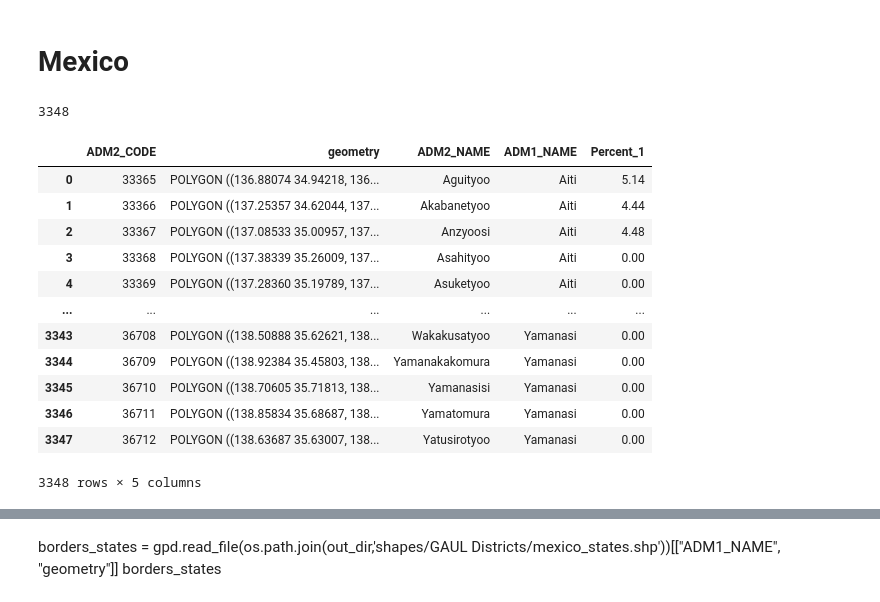
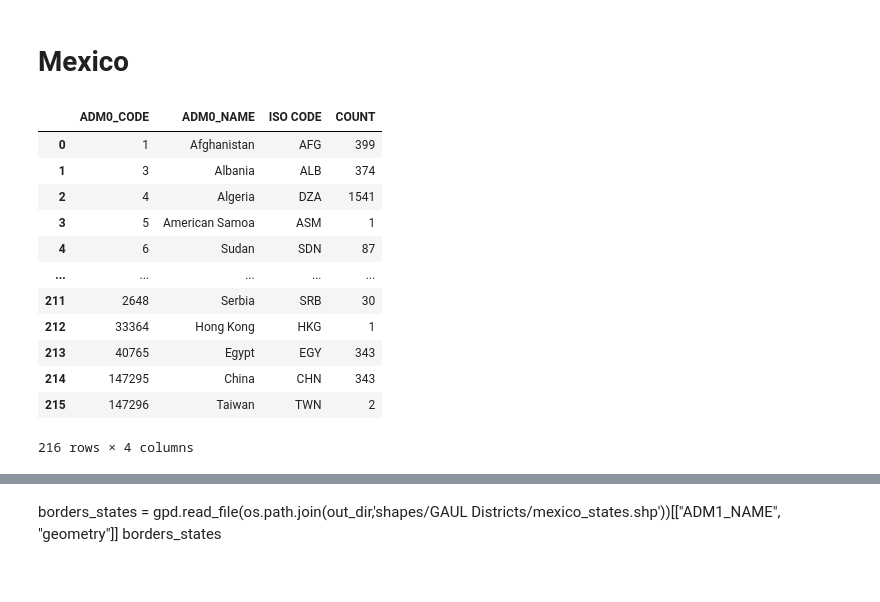
Before and after one commit to JavierParada/JavierParada.github.io, a Jupyter notebook: EL5M/AreaSqKm_01_Notebook.ipynb, the cells around one changed output, grey strips where cells are left out. Cells and saved outputs as stored; diff of their text form; code cells hidden in the pictures.

```diff
--- a/EL5M/AreaSqKm_01_Notebook.ipynb
+++ b/EL5M/AreaSqKm_01_Notebook.ipynb
@@ -255,6 +258,8 @@ len(all_filenames)
 # 38,258
 # allDistricts
 allDistricts = pd.concat([pd.read_csv(f) for f in all_filenames])
+# Dem People's Rep of Korea
+allDistricts.loc[allDistricts["ADM0_NAME"]=="Dem People's Rep of Korea", "ADM0_NAME"] = "North Korea"
 allStates = allDistricts.groupby(['ADM1_CODE','ADM1_NAME' ,'ADM0_CODE', 'ADM0_NAME']).sum().reset_index()
 allCountries = allDistricts.groupby(['ADM0_CODE', 'ADM0_NAME']).sum().reset_index()
 # %% [markdown]
@@ -289,28 +293,23 @@ allDistricts.describe()
 allDistricts.to_csv("../df_allDistricts.csv", index=False)
 # %% [markdown]
 # Mexico
-# %%
-# Mexico
-select_country = "JPN"
-country_district_data = allDistricts[allDistricts["ISO CODE"]==select_country][["ADM2_CODE","ADM2_NAME","ADM1_NAME","Percent_1"]]
-len(country_district_data)
-# %% [output]
-3348
 # %%
-borders = gpd.read_file(os.path.join(out_dir,'shapes/GAUL Districts/japan.shp'))[["ADM2_CODE", "geometry"]]
-borders_merged=borders.merge(country_district_data,on="ADM2_CODE")
-borders_merged
+identifiers = ["ADM2_CODE", "ADM1_CODE", "ADM0_CODE", "ADM2_NAME", "ADM1_NAME", "ADM0_NAME", "geometry"]
+borders = gpd.read_file(os.path.join(out_dir,'shapes/GAUL Districts/districts.shp'))[identifiers]
-# %% [output]
-|  | ADM2_CODE | geometry | ADM2_NAME | ADM1_NAME | Percent_1 |
-| 0 | 33365 | POLYGON ((136.88074 34.94218, 136... | Aguityoo | Aiti | 5.14 |
-| 1 | 33366 | POLYGON ((137.25357 34.62044, 137... | Akabanetyoo | Aiti | 4.44 |
-| 2 | 33367 | POLYGON ((137.08533 35.00957, 137... | Anzyoosi | Aiti | 4.48 |
-| 3 | 33368 | POLYGON ((137.38339 35.26009, 137... | Asahityoo | Aiti | 0.00 |
-| 4 | 33369 | POLYGON ((137.28360 35.19789, 137... | Asuketyoo | Aiti | 0.00 |
-| ... | ... | ... | ... | ... | ... |
-| 3343 | 36708 | POLYGON ((138.50888 35.62621, 138... | Wakakusatyoo | Yamanasi | 0.00 |
-| 3344 | 36709 | POLYGON ((138.92384 35.45803, 138... | Yamanakakomura | Yamanasi | 0.00 |
-| 3345 | 36710 | POLYGON ((138.70605 35.71813, 138... | Yamanasisi | Yamanasi | 0.00 |
-| 3346 | 36711 | POLYGON ((138.85834 35.68687, 138... | Yamatomura | Yamanasi | 0.00 |
-| 3347 | 36712 | POLYGON ((138.63687 35.63007, 138... | Yatusirotyoo | Yamanasi | 0.00 |
-3348 rows × 5 columns
+# %%
+paises = allDistricts.groupby(['ADM0_CODE','ADM0_NAME','ISO CODE']).size().reset_index().rename(columns={0:'COUNT'})
+paises
+# %% [output]
+|  | ADM0_CODE | ADM0_NAME | ISO CODE | COUNT |
+| 0 | 1 | Afghanistan | AFG | 399 |
+| 1 | 3 | Albania | ALB | 374 |
+| 2 | 4 | Algeria | DZA | 1541 |
+| 3 | 5 | American Samoa | ASM | 1 |
+| 4 | 6 | Sudan | SDN | 87 |
+| ... | ... | ... | ... | ... |
+| 211 | 2648 | Serbia | SRB | 30 |
+| 212 | 33364 | Hong Kong | HKG | 1 |
+| 213 | 40765 | Egypt | EGY | 343 |
+| 214 | 147295 | China | CHN | 343 |
+| 215 | 147296 | Taiwan | TWN | 2 |
+216 rows × 4 columns
```
Also changed, not shown: parts of 15 cells of this notebook, 1 other file.
